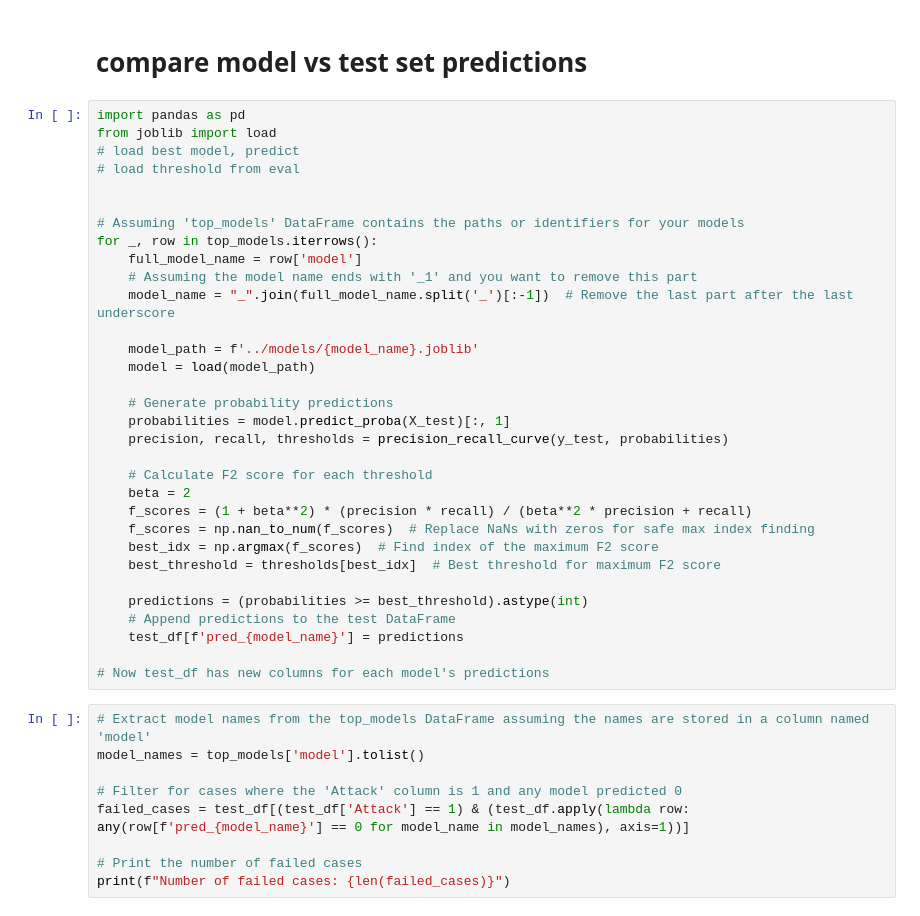
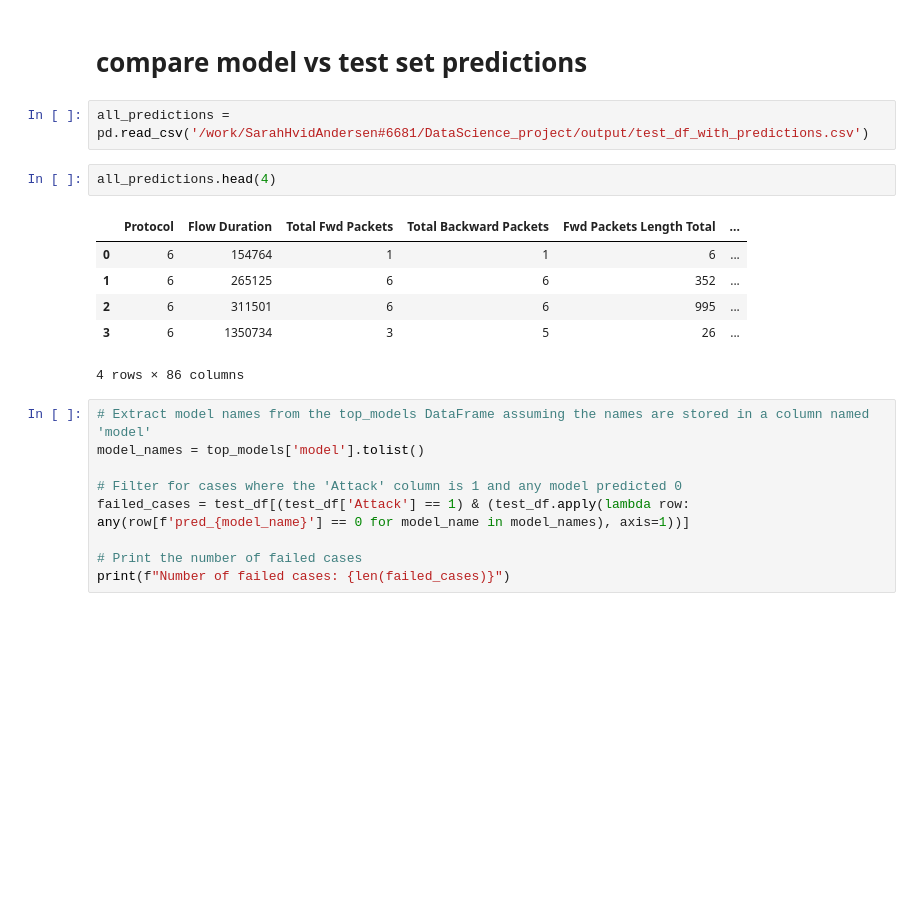
Before and after one commit to SarahHvidAndersenKnowit/DataScience_project, a Jupyter notebook: nbs/new_model.ipynb, the cells around one changed output. Drawn from its saved outputs; the diff is of its cells as text; blank space fills up the shorter version.

```diff
--- a/nbs/new_model.ipynb
+++ b/nbs/new_model.ipynb
@@ -529,37 +509,16 @@ results_df
 # %% [markdown]
 # compare model vs test set predictions
-# %%
-import pandas as pd
-from joblib import load
-# load best model, predict
-# load threshold from eval
-
-
-# Assuming 'top_models' DataFrame contains the paths or identifiers for your models
-for _, row in top_models.iterrows():
-    full_model_name = row['model']
-    # Assuming the model name ends with '_1' and you want to remove this part
-    model_name = "_".join(full_model_name.split('_')[:-1])  # Remove the last part after the last underscore
-
-    model_path = f'../models/{model_name}.joblib'
-    model = load(model_path)
-
-    # Generate probability predictions
-    probabilities = model.predict_proba(X_test)[:, 1]
-    precision, recall, thresholds = precision_recall_curve(y_test, probabilities)
-
-    # Calculate F2 score for each threshold
-    beta = 2
-    f_scores = (1 + beta**2) * (precision * recall) / (beta**2 * precision + recall)
-    f_scores = np.nan_to_num(f_scores)  # Replace NaNs with zeros for safe max index finding
-    best_idx = np.argmax(f_scores)  # Find index of the maximum F2 score
-    best_threshold = thresholds[best_idx]  # Best threshold for maximum F2 score
-
-    predictions = (probabilities >= best_threshold).astype(int)
-    # Append predictions to the test DataFrame
-    test_df[f'pred_{model_name}'] = predictions
-
-# Now test_df has new columns for each model's predictions
+# %%
+all_predictions = pd.read_csv('/work/SarahHvidAndersen#6681/DataScience_project/output/test_df_with_predictions.csv')
+# %%
+all_predictions.head(4)
+# %% [output]
+|  | Protocol | Flow Duration | Total Fwd Packets | Total Backward Packets | Fwd Packets Length Total | ... |
+| 0 | 6 | 154764 | 1 | 1 | 6 | ... |
+| 1 | 6 | 265125 | 6 | 6 | 352 | ... |
+| 2 | 6 | 311501 | 6 | 6 | 995 | ... |
+| 3 | 6 | 1350734 | 3 | 5 | 26 | ... |
+4 rows × 86 columns
 # %%
 # Extract model names from the top_models DataFrame assuming the names are stored in a column named 'model'
 model_names = top_models['model'].tolist()
```
Also changed, not shown: parts of 8 cells of this notebook, 4 other files.
